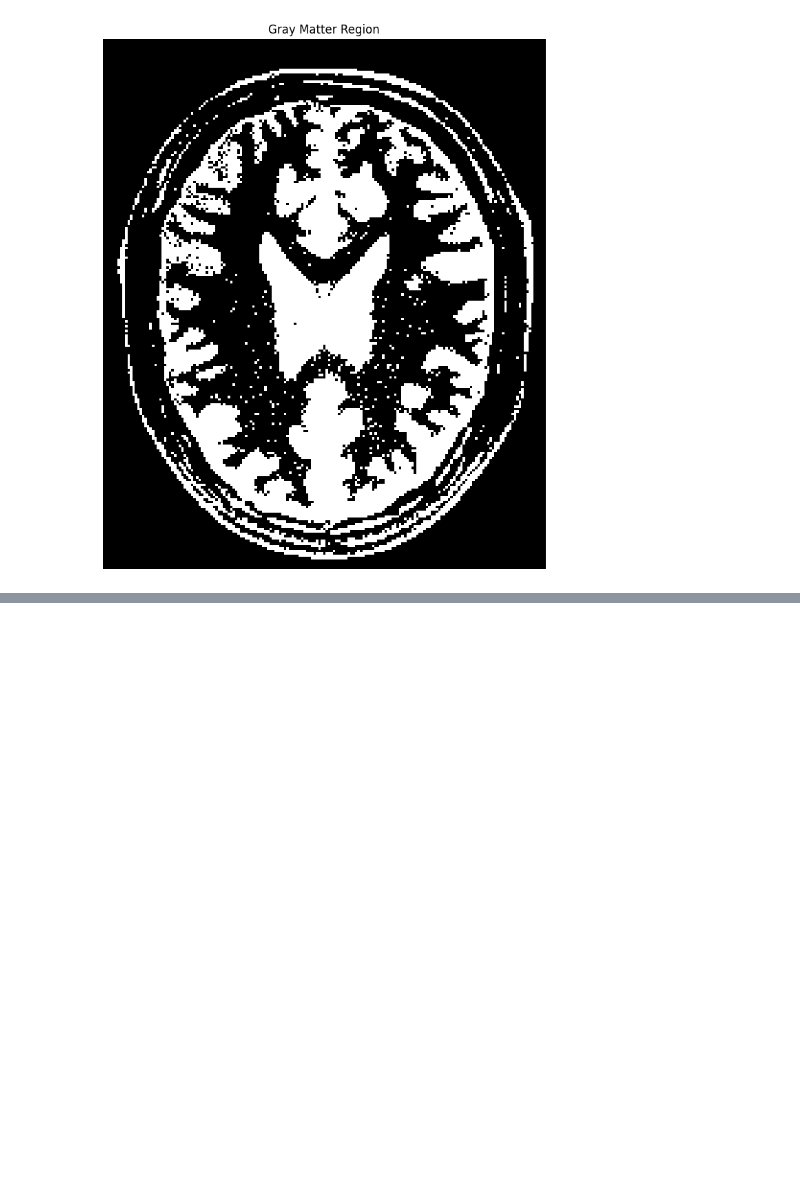
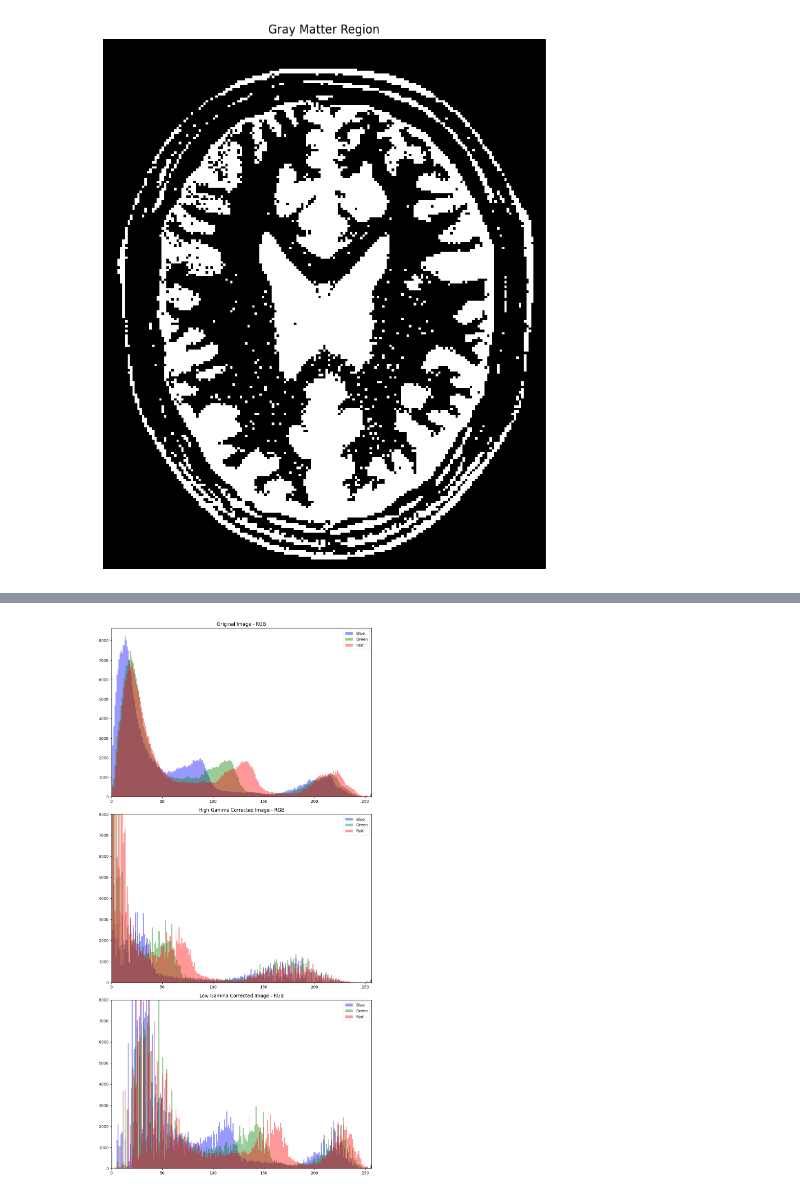
Before and after one commit to M3thsara/M3thsara-Image-Processing-and-Machine-Vision, a Jupyter notebook: A01_Intensity_Transformations_and_Neighborhood_Filtering.ipynb, the cells around one changed output, grey strips where cells are left out. Saved outputs shown, nothing was run; the diff lists cells and outputs as text; code cells hidden in the pictures; blank space fills up the shorter version.

```diff
--- a/A01_Intensity_Transformations_and_Neighborhood_Filtering.ipynb
+++ b/A01_Intensity_Transformations_and_Neighborhood_Filtering.ipynb
@@ -148,0 +273,40 @@ plt.show()
+# %%
+# Create subplots for histograms of the original and gamma-corrected images
+fig, ax = plt.subplots(3, 1, figsize=(10, 20))
+
+# Plot histogram for the original image
+
+ax[0].set_title("Original Image - RGB")
+
+for i, color in enumerate(['b', 'g', 'r']):                                                                       # Loop through blue, green, red channels
+    ax[0].hist(image3[:, :, i].ravel(), bins=256, range=[0, 256], color=color, alpha=0.4)
+
+ax[0].set_xlim([0, 256])
+ax[0].legend(['Blue', 'Green', 'Red'])
+
+# Plot histogram for the low gamma-corrected image
+
+ax[1].set_title("High Gamma Corrected Image - RGB")
+
+for i, color in enumerate(['b', 'g', 'r']):                                                                      # Loop through blue, green, red channels
+    ax[1].hist(output_high_gamma_image[:, :, i].ravel(), bins=256, range=[0, 256], color=color, alpha=0.4)
+
+ax[1].set_xlim([0, 256])
+ax[1].set_ylim([0, 8000])                                                                                        # Set y-axis limit to reduce zeros' influence
+ax[1].legend(['Blue', 'Green', 'Red'])
+
+# Plot histogram for the high gamma-corrected image
+
+ax[2].set_title("Low Gamma Corrected Image - RGB")
+
+for i, color in enumerate(['b', 'g', 'r']):                                                                      # Loop through blue, green, red channels
+    ax[2].hist(output_low_gamma_image[:, :, i].ravel(), bins=256, range=[0, 256], color=color, alpha=0.4)
+
+ax[2].set_xlim([0, 256])
+ax[2].set_ylim([0, 8000])
+ax[2].legend(['Blue', 'Green', 'Red'])
+
+plt.tight_layout()
+plt.show()
+# %% [output]
+[figure, added]
```
Also changed, not shown: parts of 6 cells of this notebook.
